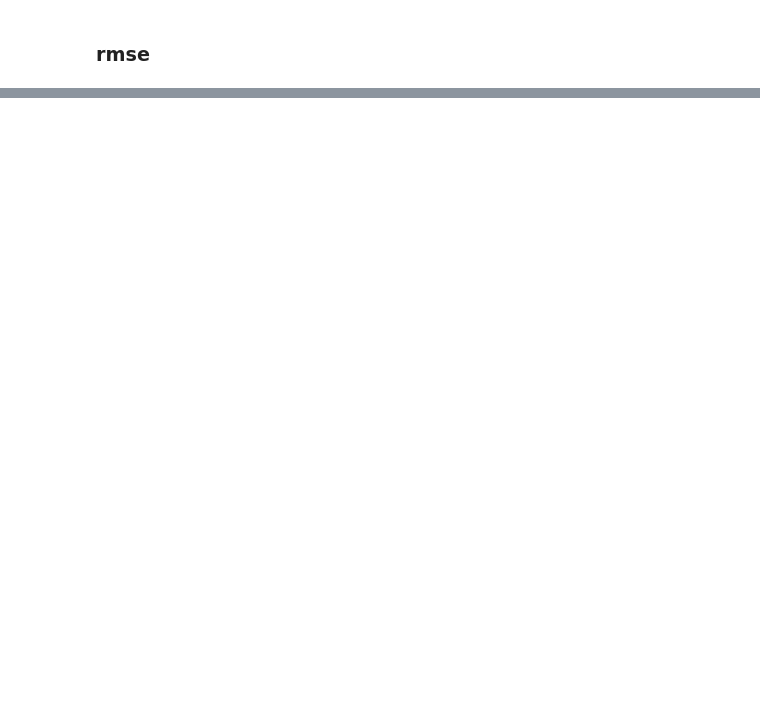
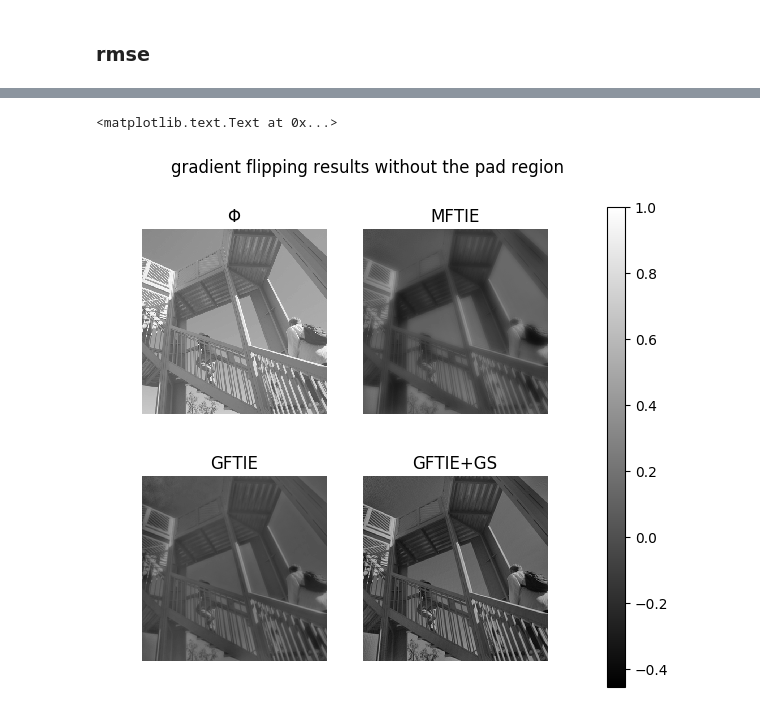
Before and after one commit to AEljarrat/inline_holo, a Jupyter notebook: Simulated_dataset.ipynb, the cells around one changed output, grey strips where cells are left out. Cells and saved outputs as stored; diff of their text form; code cells hidden in the pictures; blank space fills up the shorter version.

```diff
--- a/Simulated_dataset.ipynb
+++ b/Simulated_dataset.ipynb
@@ -570,0 +659,7 @@ np.sqrt(560*3), np.sqrt(25*10)
+# %%
+hs.plot.plot_images([phase_org.unset_padding(), ph_gftie.unset_padding(),
+                     ph_flip.unset_padding(), sim_gf_gs['Phi'].unset_padding()],
+                    label=[r'$\Phi$', 'MFTIE', 'GFTIE', 'GFTIE+GS'],
+                    per_row=2, axes_decor='off', colorbar='single')
+plt.suptitle('gradient flipping results without the pad region')
+# %% [output]
@@ -570,0 +668,2 @@ np.sqrt(560*3), np.sqrt(25*10)
+<matplotlib.text.Text at 0x...>
+[figure, added]
```
Also changed, not shown: parts of 34 cells of this notebook.
